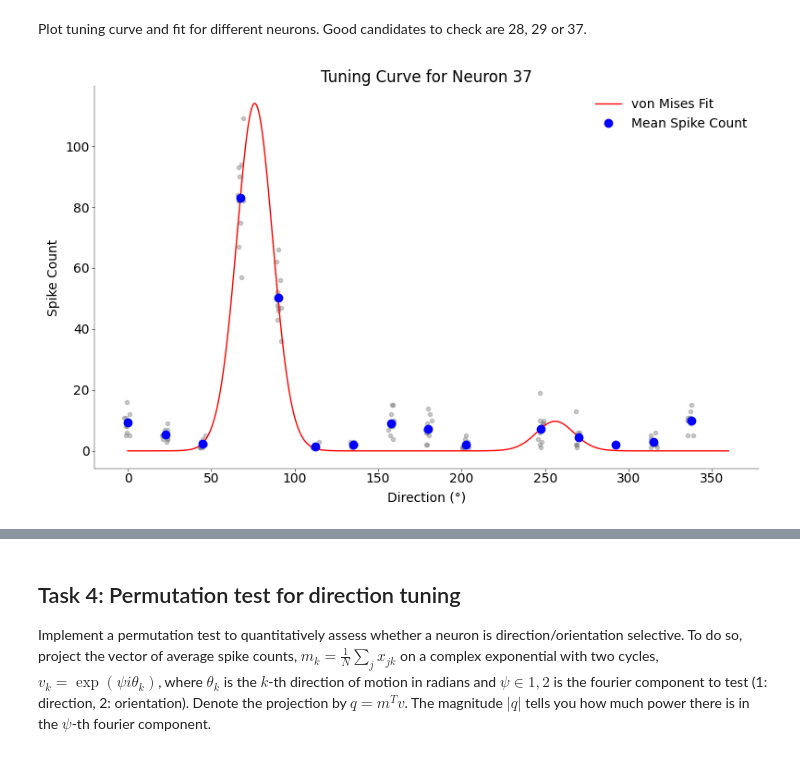
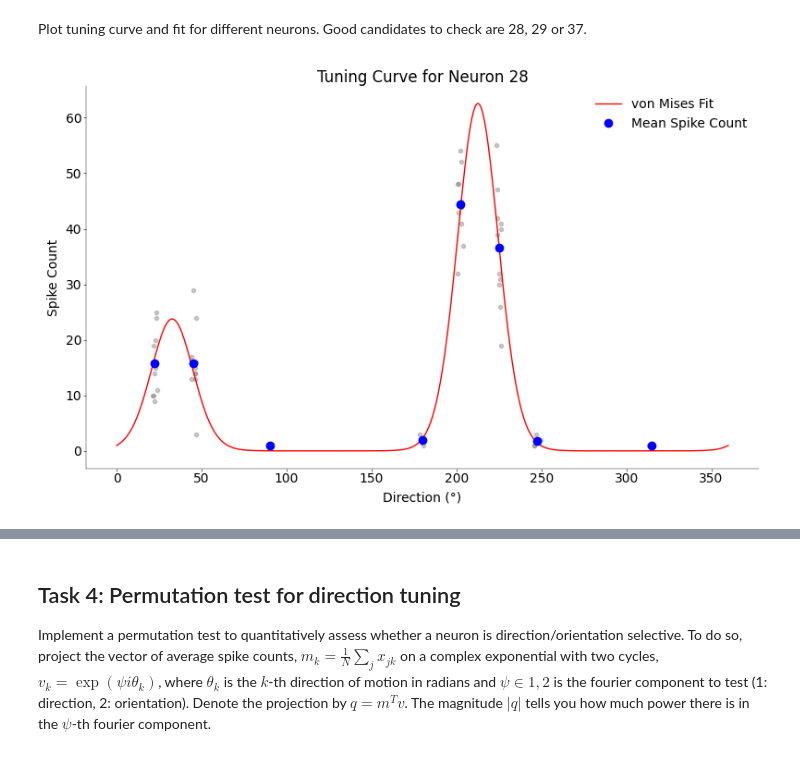
Before and after one commit to lucakosina/NeuralDataScience, a Jupyter notebook: CodingLab4.ipynb, the cells around one changed output, grey strips where cells are left out. Cells and saved outputs as stored; diff of their text form; code cells hidden in the pictures.

```diff
--- a/CodingLab4.ipynb
+++ b/CodingLab4.ipynb
@@ -473,7 +595,7 @@ def get_data(spikes, neuron):
 # for different neurons (0.5 pts)
 # ----------------------------------------------------------
 
-neuron_id = 37
+neuron_id = 28
 
 neuron_data = spikes[spikes["Neuron"] == neuron_id]
 stim_spikes = neuron_data[neuron_data["stimPeriod"] == True]
@@ -501,31 +623,31 @@ mean_counts = np.array([counts[dirs == d].mean() for d in unique_dirs])
 α0 = np.log(np.max(mean_counts) + 1e-3)
 ϕ0 = unique_dirs[np.argmax(mean_counts)]
 p0 = [α0, 1.0, 1.0, ϕ0]
 
 try:
     popt, _ = curve_fit(vonMises, unique_dirs, mean_counts, p0=p0, maxfev=5000)
 except RuntimeError:
     print("Fitting failed.")
     popt = [np.nan, np.nan, np.nan, np.nan]
 
 # ---- Plotting ----
 θ_fit = np.linspace(0, 360, 500)
 fit_curve = vonMises(θ_fit, *popt)
 
 plt.figure(figsize=(8, 5))
 plt.plot(θ_fit, fit_curve, label="von Mises Fit", color="red")
 plt.plot(unique_dirs, mean_counts, "o", label="Mean Spike Count", color="blue")
 
 # Add all individual trials (with jitter for visibility)
 for d in unique_dirs:
     jitter = np.random.uniform(-2, 2, size=np.sum(dirs == d))
     plt.scatter(d + jitter, counts[dirs == d], color="gray", alpha=0.4)
 
 plt.title(f"Tuning Curve for Neuron {neuron_id}")
 plt.xlabel("Direction (°)")
 plt.ylabel("Spike Count")
 plt.legend()
 plt.tight_layout()
 plt.show()
 # %% [output]
-[figure, old version]
+[figure, new version]
```
Also changed, not shown: parts of 11 cells of this notebook.
